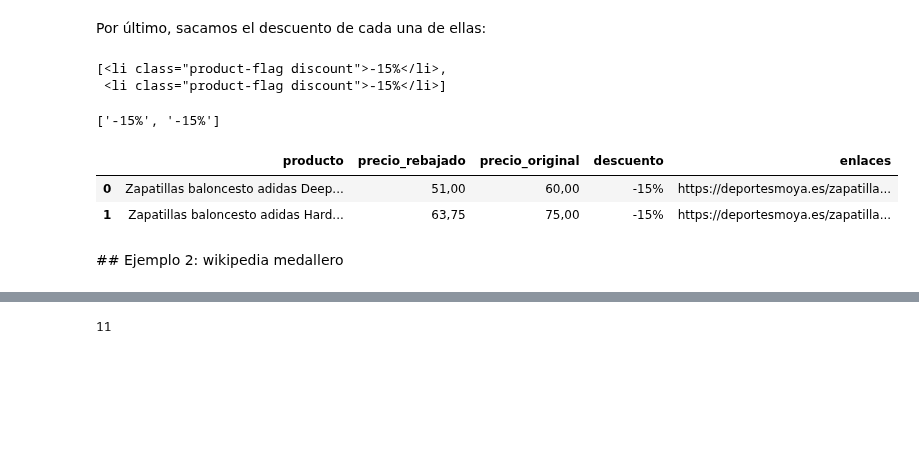
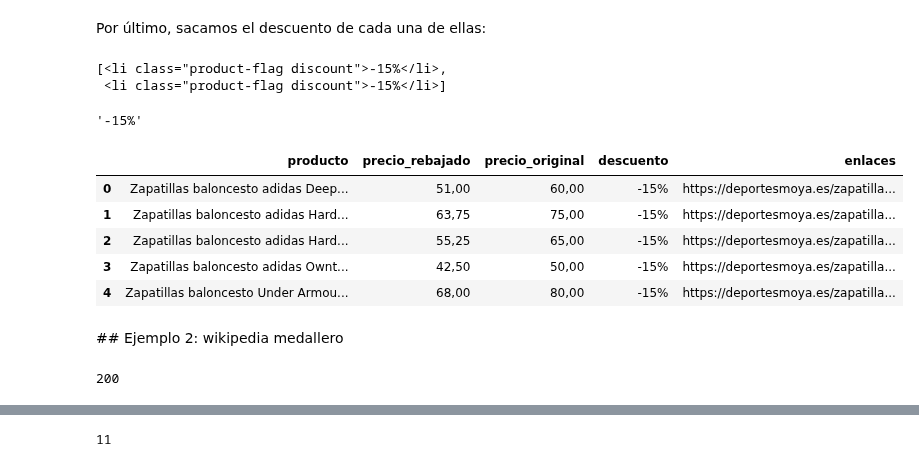
Before and after one commit to Ironhack-Part-Time-Enero2022/apuntes-clases, a Jupyter notebook: semana-8/8.1-Web scraping.ipynb, the cells around one changed output, grey strips where cells are left out. Drawn from its saved outputs; the diff is of its cells as text; code cells hidden in the pictures; blank space fills up the shorter version.

```diff
--- a/semana-8/8.1-Web scraping.ipynb
+++ b/semana-8/8.1-Web scraping.ipynb
@@ -220,7 +310,7 @@ prueba[0]
 # %% [markdown]
 Saquemos ahora los precios originales usando el select:
 # %%
-precios_originales = soup.select("span.regular-price")
+precios_originales = sopa.select("span.regular-price")
 # %%
 precios_originales[:2]
 # %% [output]
@@ -236,7 +350,7 @@ resultados_zapatillas["precio_original"][:2]
 # %% [markdown]
 Sacamos los enlaces de cada una de las zapatillas:
 # %%
-enlaces = soup.find_all("div", {"class":"thumbnail-container"})
+enlaces = sopa.find_all("div", {"class": "thumbnail-container"})
 # %%
 enlaces[0]
 # %% [output]
@@ -275,27 +426,31 @@ resultados_zapatillas["enlaces"][:4]
 # %% [markdown]
 Por último, sacamos el descuento de cada una de ellas:
 # %%
-descuentos = soup.find_all("li", {"class": "product-flag discount"})
-descuentos[:2]
+descuento = sopa.find_all("li", {"class": 'product-flag discount'})
-# %% [output]
-[<li class="product-flag discount">-15%</li>,
- <li class="product-flag discount">-15%</li>]
+# %%
+descuento[:2]
+# %% [output]
+[<li class="product-flag discount">-15%</li>,
+ <li class="product-flag discount">-15%</li>]
+# %%
+descuento[2].getText()
+# %% [output]
+'-15%'
 # %%
-for desc in descuentos:
+for desc in descuento:
     resultados_zapatillas["descuento"].append(desc.getText())
-# %%
-resultados_zapatillas["descuento"][:2]
-# %% [output]
-['-15%', '-15%']
 # %%
 # lo convertimos a dataframe
-
 df_zapatillas = pd.DataFrame(resultados_zapatillas)
-df_zapatillas.head(2)
-# %% [output]
-|  | producto | precio_rebajado | precio_original | descuento | enlaces |
-| 0 | Zapatillas baloncesto adidas Deep... | 51,00 | 60,00 | -15% | https://deportesmoya.es/zapatilla... |
-| 1 | Zapatillas baloncesto adidas Hard... | 63,75 | 75,00 | -15% | https://deportesmoya.es/zapatilla... |
+# %%
+df_zapatillas.head()
+# %% [output]
+|  | producto | precio_rebajado | precio_original | descuento | enlaces |
+| 0 | Zapatillas baloncesto adidas Deep... | 51,00 | 60,00 | -15% | https://deportesmoya.es/zapatilla... |
+| 1 | Zapatillas baloncesto adidas Hard... | 63,75 | 75,00 | -15% | https://deportesmoya.es/zapatilla... |
+| 2 | Zapatillas baloncesto adidas Hard... | 55,25 | 65,00 | -15% | https://deportesmoya.es/zapatilla... |
+| 3 | Zapatillas baloncesto adidas Ownt... | 42,50 | 50,00 | -15% | https://deportesmoya.es/zapatilla... |
+| 4 | Zapatillas baloncesto Under Armou... | 68,00 | 80,00 | -15% | https://deportesmoya.es/zapatilla... |
 # %% [markdown]
 ## Ejemplo 2:  wikipedia medallero
 # %%
@@ -303 +460,5 @@ url_medallero='https://es.wikipedia.org/wiki/Juegos_Ol%C3%ADmpicos_de_Barcelona_
 html_medallero = requests.get(url_medallero)
+# %%
+html_medallero.status_code
+# %% [output]
+200
```
Also changed, not shown: parts of 62 cells of this notebook, 1 other file.
